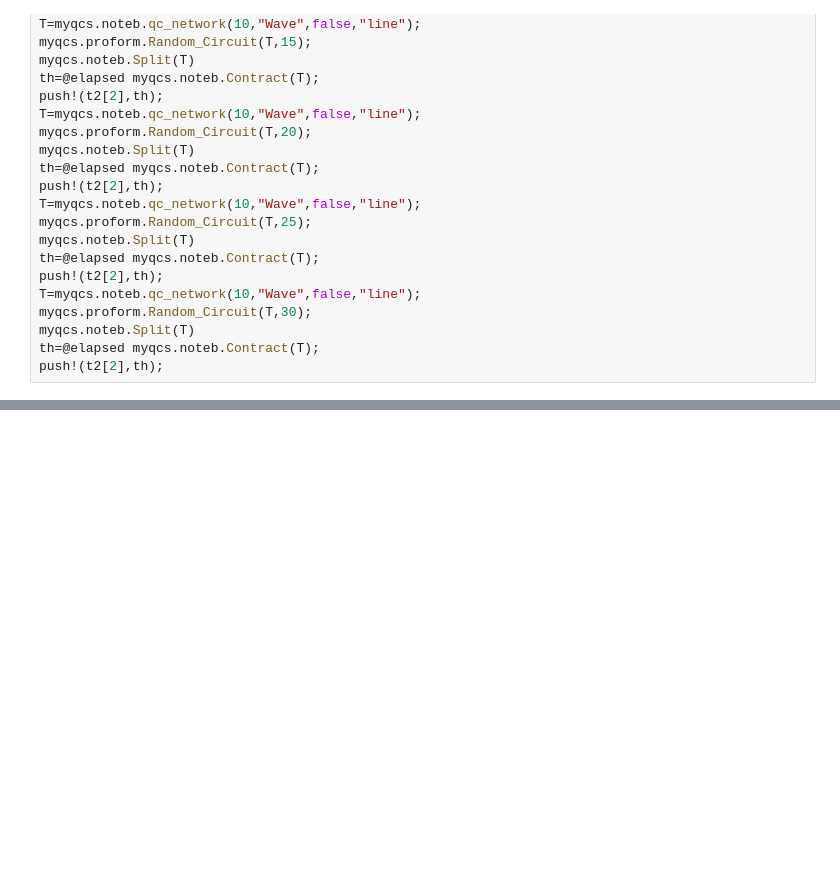
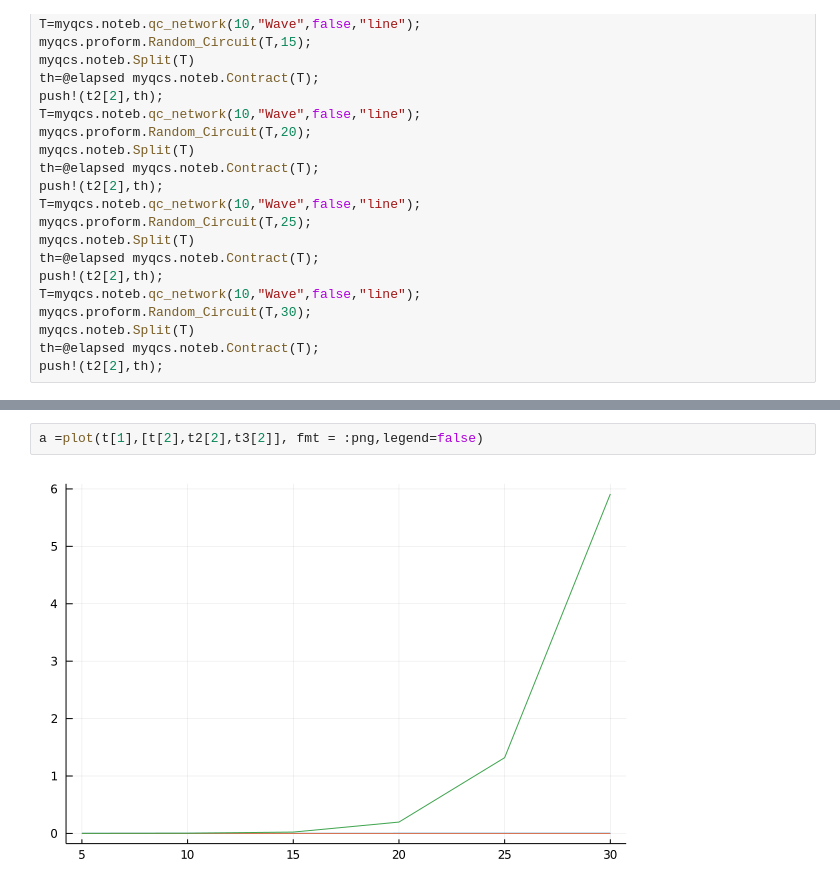
Before and after one commit to smeeton1/jrodqcs, a Jupyter notebook: nb/Benchmark.ipynb, the cells around one changed output, grey strips where cells are left out. Drawn from its saved outputs; the diff is of its cells as text; blank space fills up the shorter version.

```diff
--- a/nb/Benchmark.ipynb
+++ b/nb/Benchmark.ipynb
@@ -104,0 +130,4 @@ a =plot(t3[1],t3[2], fmt = :png,legend=false)
+# %%
+a =plot(t[1],[t[2],t2[2],t3[2]], fmt = :png,legend=false)
+# %% [output]
+[figure, added]
```
Also changed, not shown: parts of 5 cells of this notebook, 4 other files.
